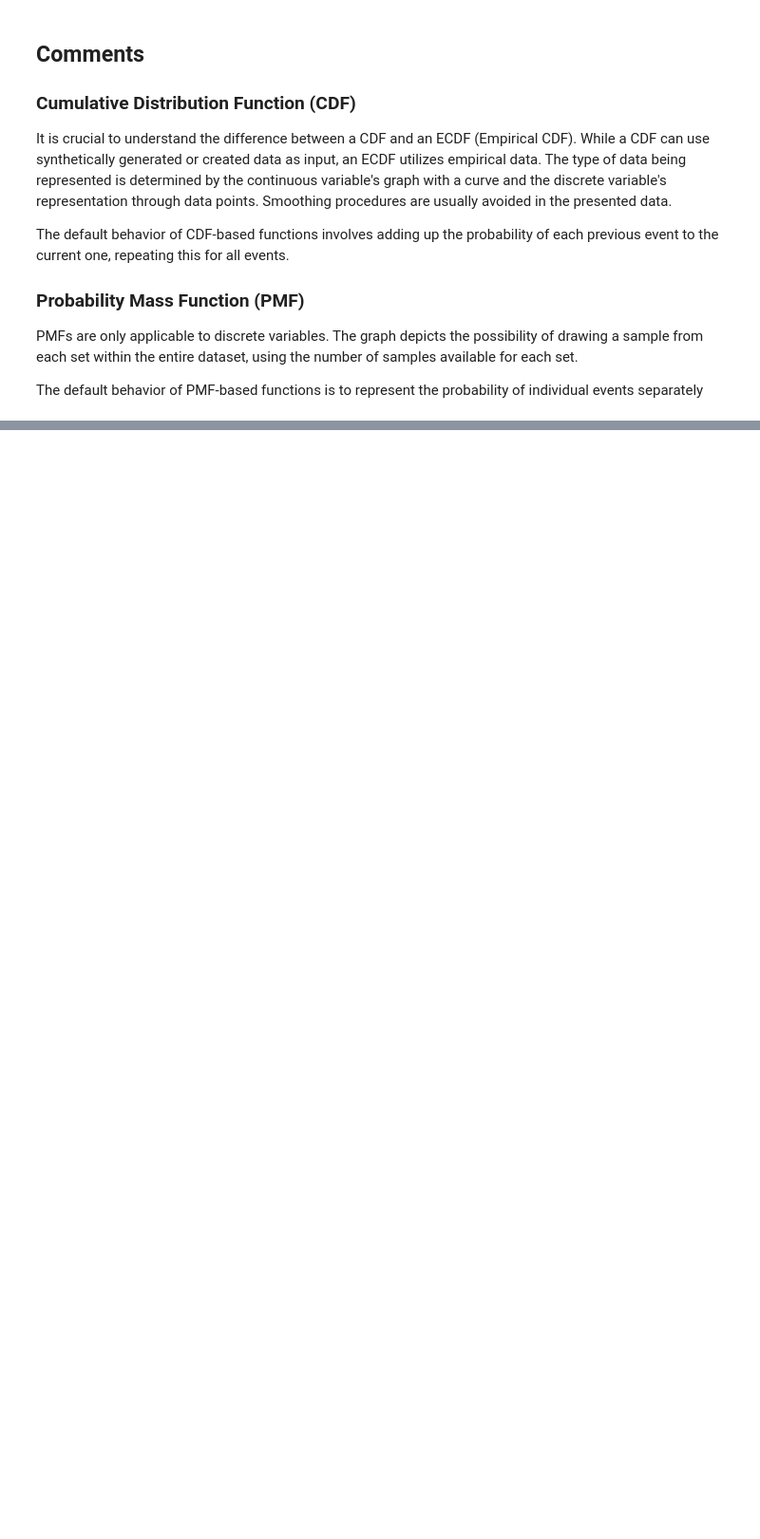
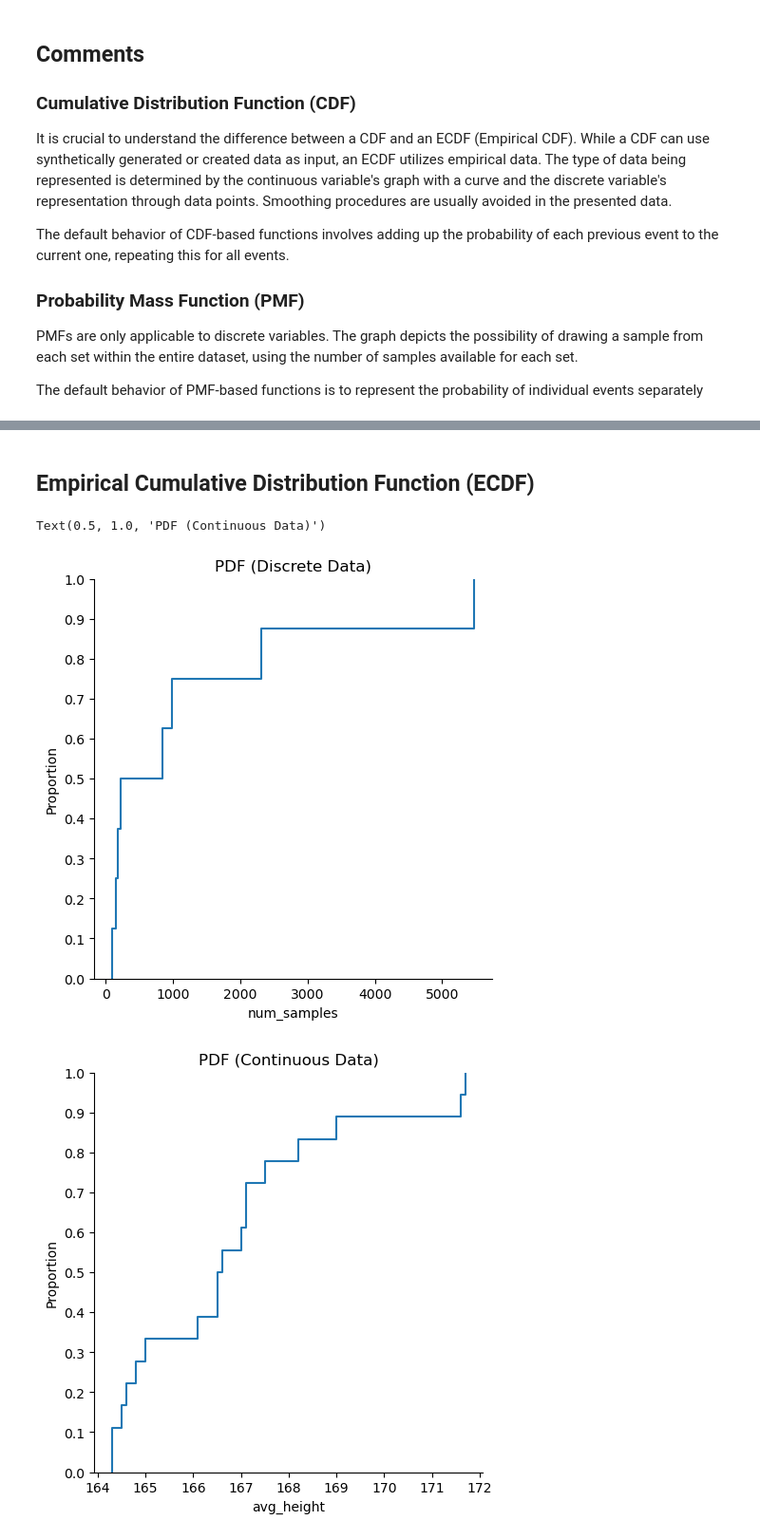
Before and after one commit to oliveiraleo/2035025-Quantitative_Methods, a Jupyter notebook: tasks/task1_plot-CDF_PMF.ipynb, the cells around one changed output, grey strips where cells are left out. Shown at 95% size. Drawn from its saved outputs; the diff is of its cells as text; code cells hidden in the pictures; blank space fills up the shorter version.

```diff
--- a/tasks/task1_plot-CDF_PMF.ipynb
+++ b/tasks/task1_plot-CDF_PMF.ipynb
@@ -95,0 +115,10 @@ The default behavior of PMF-based functions is to represent the probability of i
+# %%
+# Transform the data to a df so it will be easily loaded on Seaborn
+d1 = {'num_dataset':data_set_number, 'num_samples':discrete_data}
+df_discrete = pd.DataFrame(d1)
+
+d2 = {'year':height_year_list, 'avg_height':continuous_data}
+df_continuous = pd.DataFrame(d2)
+
+# preview the data
+print(df_discrete.head(), "\n", df_continuous.head())
@@ -95,0 +138,13 @@ The default behavior of PMF-based functions is to represent the probability of i
+# %% [markdown]
+## Empirical Cumulative Distribution Function (ECDF)
+# %%
+sns.displot(df_discrete, x="num_samples", kind="ecdf")
+plt.yticks(np.arange(0, 1.1, step=0.1)) #adjust Y-axis values
+plt.title("PDF (Discrete Data)")
+sns.displot(df_continuous, x="avg_height", kind="ecdf")
+plt.yticks(np.arange(0, 1.1, step=0.1)) #adjust Y-axis values
+plt.title("PDF (Continuous Data)")
+# %% [output]
+Text(0.5, 1.0, 'PDF (Continuous Data)')
+[figure, added]
+[figure, added]
```
Also changed, not shown: parts of 9 cells of this notebook.
